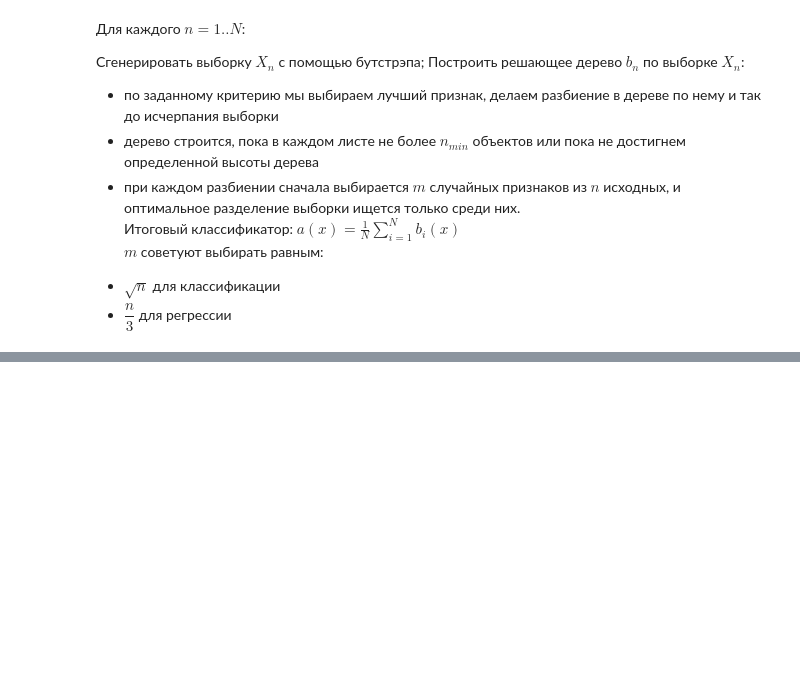
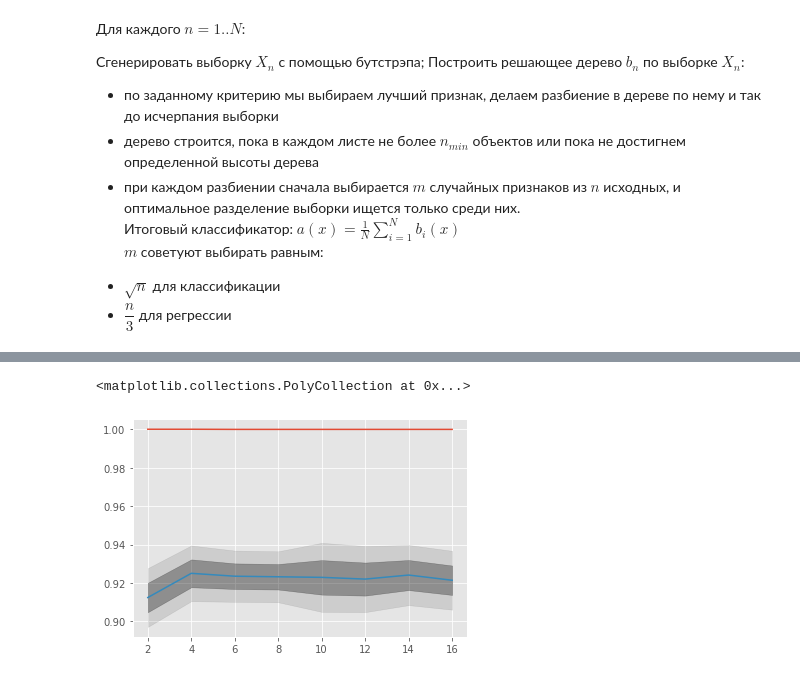
Before and after one commit to Lamantin12/Course-DL-MIPT, a Jupyter notebook: ML mipt/06 Decision trees and ensembles/ensembles.ipynb, the cells around one changed output, grey strips where cells are left out. Cells and saved outputs as stored; diff of their text form; code cells hidden in the pictures; blank space fills up the shorter version.

```diff
--- a/ML mipt/06 Decision trees and ensembles/ensembles.ipynb
+++ b/ML mipt/06 Decision trees and ensembles/ensembles.ipynb
@@ -106,0 +266,12 @@ $$\varepsilon_i(x) = b_i(x) - y(x), i=1,..,n$$
+# %%
+fig, ax = plt.subplots(1,1)
+
+ax.plot(max_features_grid, train_acc.mean(axis=1), label="train_acc")
+ax.plot(max_features_grid, test_acc.mean(axis=1), label="test_acc")
+ax.fill_between(max_features_grid, test_acc.mean(axis=1) - test_acc.std(axis=1),
+                test_acc.mean(axis=1) + test_acc.std(axis=1), alpha=0.3, color='black')
+ax.fill_between(max_features_grid, test_acc.mean(axis=1) - 2*test_acc.std(axis=1),
+                test_acc.mean(axis=1) + 2*test_acc.std(axis=1), alpha=0.1, color='black')
+# %% [output]
+<matplotlib.collections.PolyCollection at 0x...>
+[figure, added]
```
Also changed, not shown: parts of 25 cells of this notebook.
